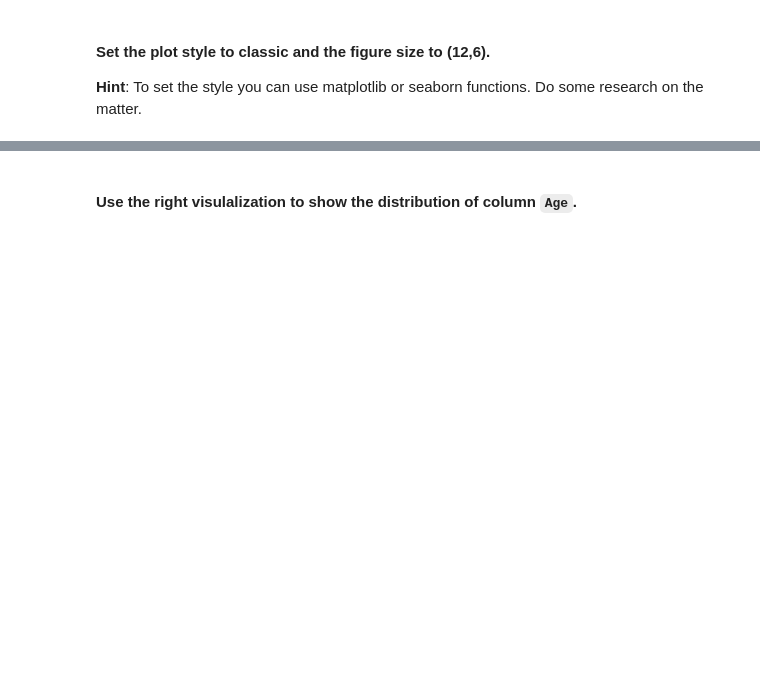
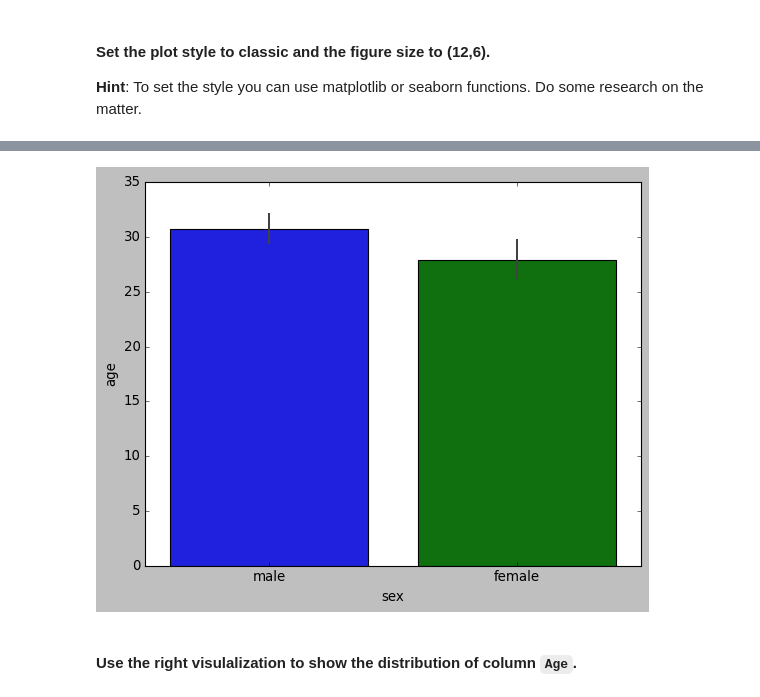
Before and after one commit to montesgrande95/dataptmad1121_labs, a Jupyter notebook: module-2/matplotlib-seaborn/your-code/matplot_seaborn_lab.ipynb, the cells around one changed output, grey strips where cells are left out. Cells and saved outputs as stored; diff of their text form; code cells hidden in the pictures; blank space fills up the shorter version.

```diff
--- a/module-2/matplotlib-seaborn/your-code/matplot_seaborn_lab.ipynb
+++ b/module-2/matplotlib-seaborn/your-code/matplot_seaborn_lab.ipynb
@@ -266,0 +279,4 @@ new_fitbit
+# %%
+
+titanic1 = sns.load_dataset("titanic")
+titanic1
@@ -267,2 +297,6 @@ new_fitbit
+# %%
+ax = sns.barplot(x="sex", y="age", data=titanic1)
+# %% [output]
+[figure, added]
 # %% [markdown]
 #### Use the right visulalization to show the distribution of column `Age`.
```
Also changed, not shown: parts of 61 cells of this notebook.
